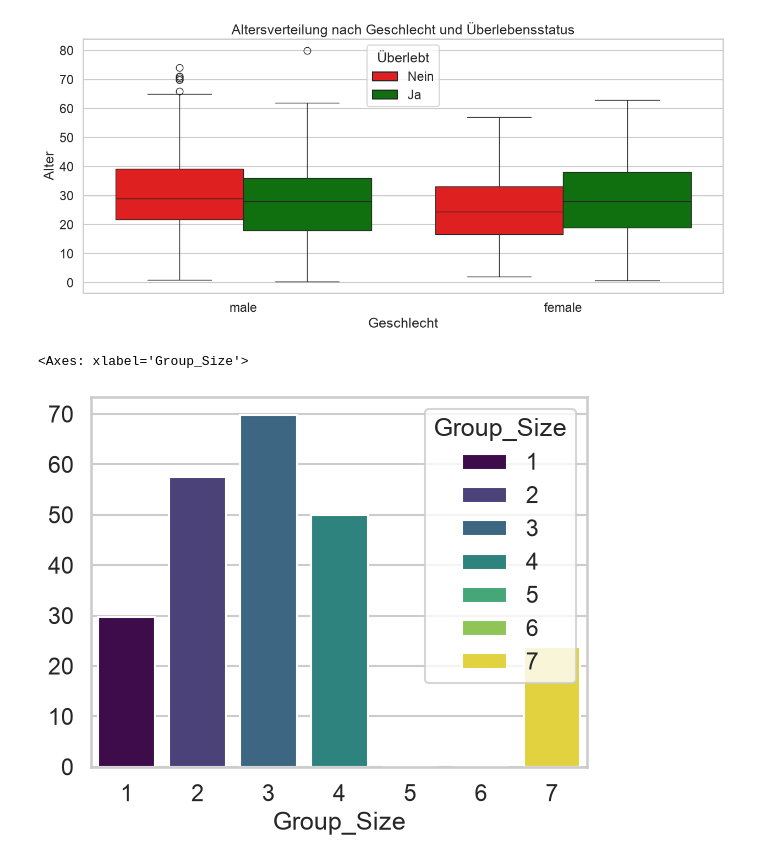
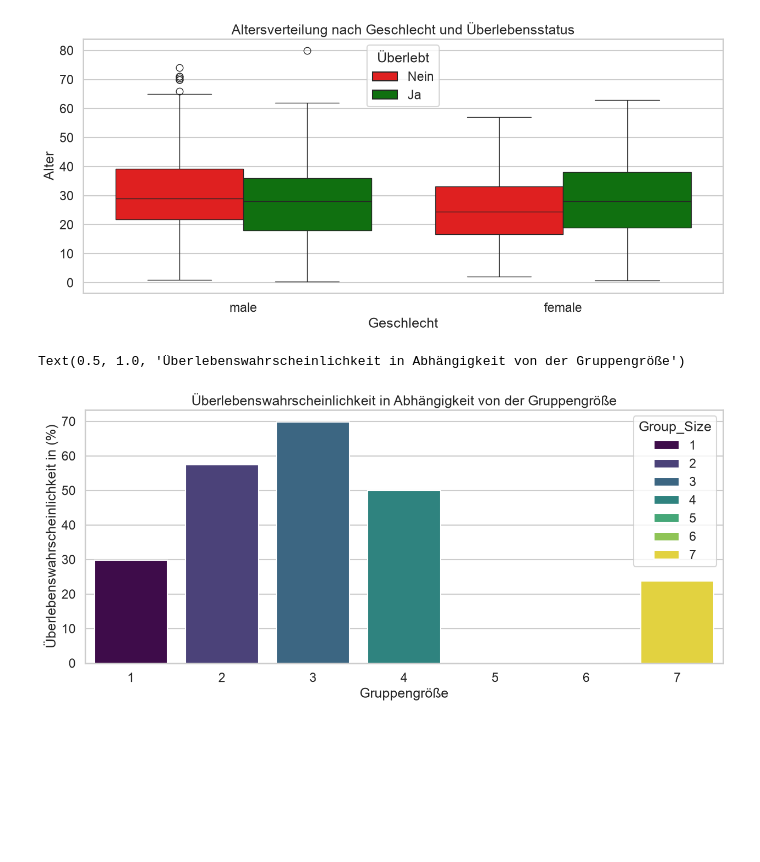
Before and after one commit to kernlogik/titanic_passengers, a Jupyter notebook: Notebook/titanic_nb_luca.ipynb, the cells around one changed output. Saved outputs shown, nothing was run; the diff lists cells and outputs as text; code cells hidden in the pictures; blank space fills up the shorter version.

Commit message:
Überlebenswahrscheinlichkeiten je nach Gruppengrösse

```diff
--- a/Notebook/titanic_nb_luca.ipynb
+++ b/Notebook/titanic_nb_luca.ipynb
@@ -65,20 +65,27 @@ bp.legend(handles=handles, title="Überlebt", loc="upper center", labels=["Nein"
 # %%
 #hatten alleinreisende schlechtere überlebensschancen als zusammenreisende? (Ticketnummern vergleichen)
 
 titanic_data = pd.read_parquet("../titanic.parquet")
 
 titanic_data.head()
 
 zusammenreisende = titanic_data["Ticket"].value_counts()
 
 titanic_data["Group_Size"] = titanic_data["Ticket"].map(zusammenreisende)
 ueberlebenschancen_dezimal = titanic_data.groupby("Group_Size")["Survived"].mean()
 
 ueberlebenschancen_prozent = ueberlebenschancen_dezimal * 100
 
 sns.set_theme(style="whitegrid", context="talk")
 
-sns.barplot(x=ueberlebenschancen_prozent.index, y=ueberlebenschancen_prozent.values, palette="viridis", hue=ueberlebenschancen_prozent.index, legend=True)
+plt.figure(figsize=(15, 6))
+sns.set_theme(style="whitegrid", context="talk")
+
+
+pb = sns.barplot(x=ueberlebenschancen_prozent.index, y=ueberlebenschancen_prozent.values, palette="viridis", hue=ueberlebenschancen_prozent.index, legend=True)
+pb.set_ylabel("Überlebenswahrscheinlichkeit in (%)")
+pb.set_xlabel("Gruppengröße")
+pb.set_title("Überlebenswahrscheinlichkeit in Abhängigkeit von der Gruppengröße")
 # %% [output]
-<Axes: xlabel='Group_Size'>
+Text(0.5, 1.0, 'Überlebenswahrscheinlichkeit in Abhängigkeit von der Gruppengröße')
-[figure, old version]
+[figure, new version]
```
